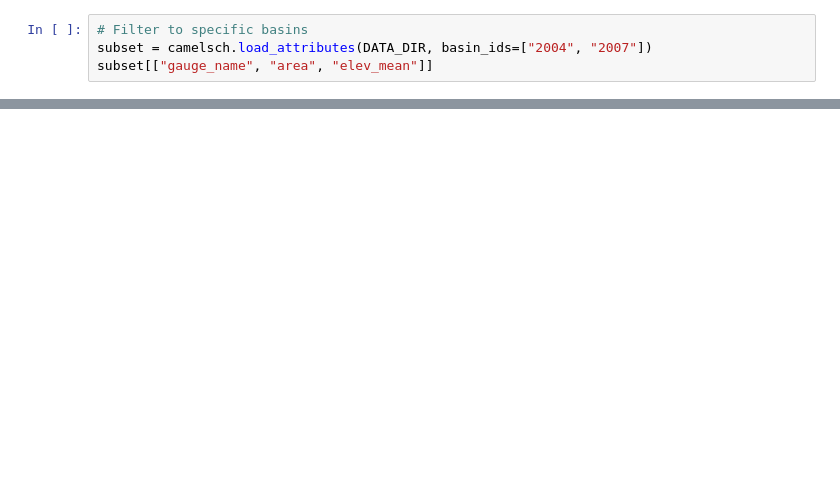
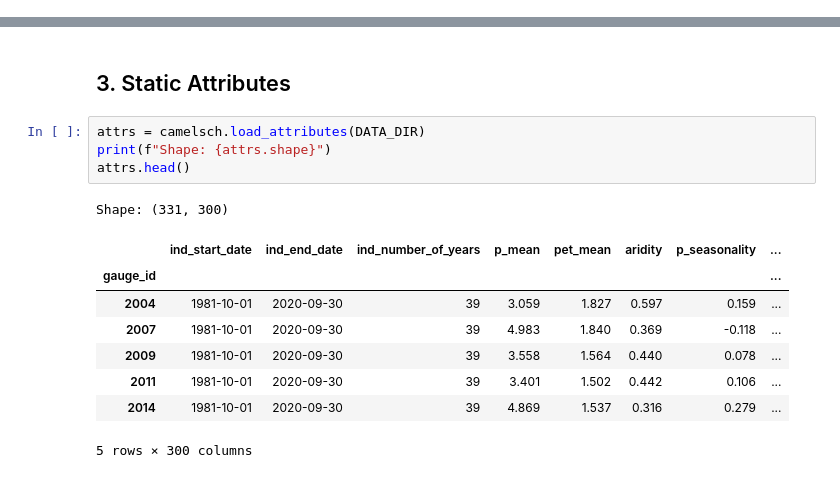
Before and after one commit to hydrosolutions/camelsch, a Jupyter notebook: demo.ipynb, the cells around one changed output, grey strips where cells are left out. Cells and saved outputs as stored; diff of their text form; blank space fills up the shorter version.

```diff
--- a/demo.ipynb
+++ b/demo.ipynb
@@ -35,4 +0,0 @@ attrs
-# %%
-# Filter to specific basins
-subset = camelsch.load_attributes(DATA_DIR, basin_ids=["2004", "2007"])
-subset[["gauge_name", "area", "elev_mean"]]
@@ -93,0 +48,16 @@ camelsch also provides a full CLI. Here are a few examples using the fixture dat
+# %% [markdown]
+## 3. Static Attributes
+# %%
+attrs = camelsch.load_attributes(DATA_DIR)
+print(f"Shape: {attrs.shape}")
+attrs.head()
+# %% [output]
+Shape: (331, 300)
+|  | ind_start_date | ind_end_date | ind_number_of_years | p_mean | pet_mean | aridity | p_seasonality | ... |
+| gauge_id |  |  |  |  |  |  |  | ... |
+| 2004 | 1981-10-01 | 2020-09-30 | 39 | 3.059 | 1.827 | 0.597 | 0.159 | ... |
+| 2007 | 1981-10-01 | 2020-09-30 | 39 | 4.983 | 1.840 | 0.369 | -0.118 | ... |
+| 2009 | 1981-10-01 | 2020-09-30 | 39 | 3.558 | 1.564 | 0.440 | 0.078 | ... |
+| 2011 | 1981-10-01 | 2020-09-30 | 39 | 3.401 | 1.502 | 0.442 | 0.106 | ... |
+| 2014 | 1981-10-01 | 2020-09-30 | 39 | 4.869 | 1.537 | 0.316 | 0.279 | ... |
+5 rows × 300 columns
```
Also changed, not shown: parts of 45 cells of this notebook, 4 other files.
